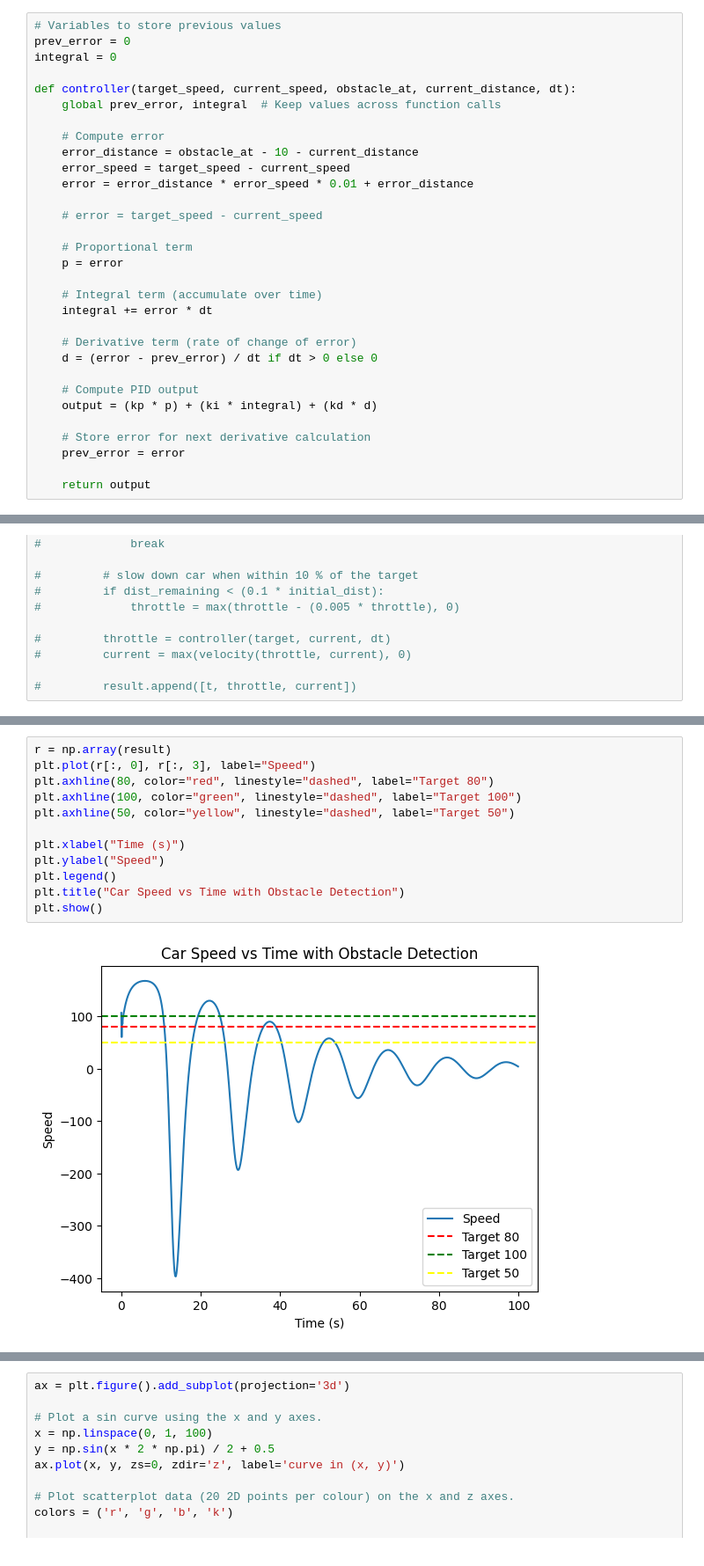
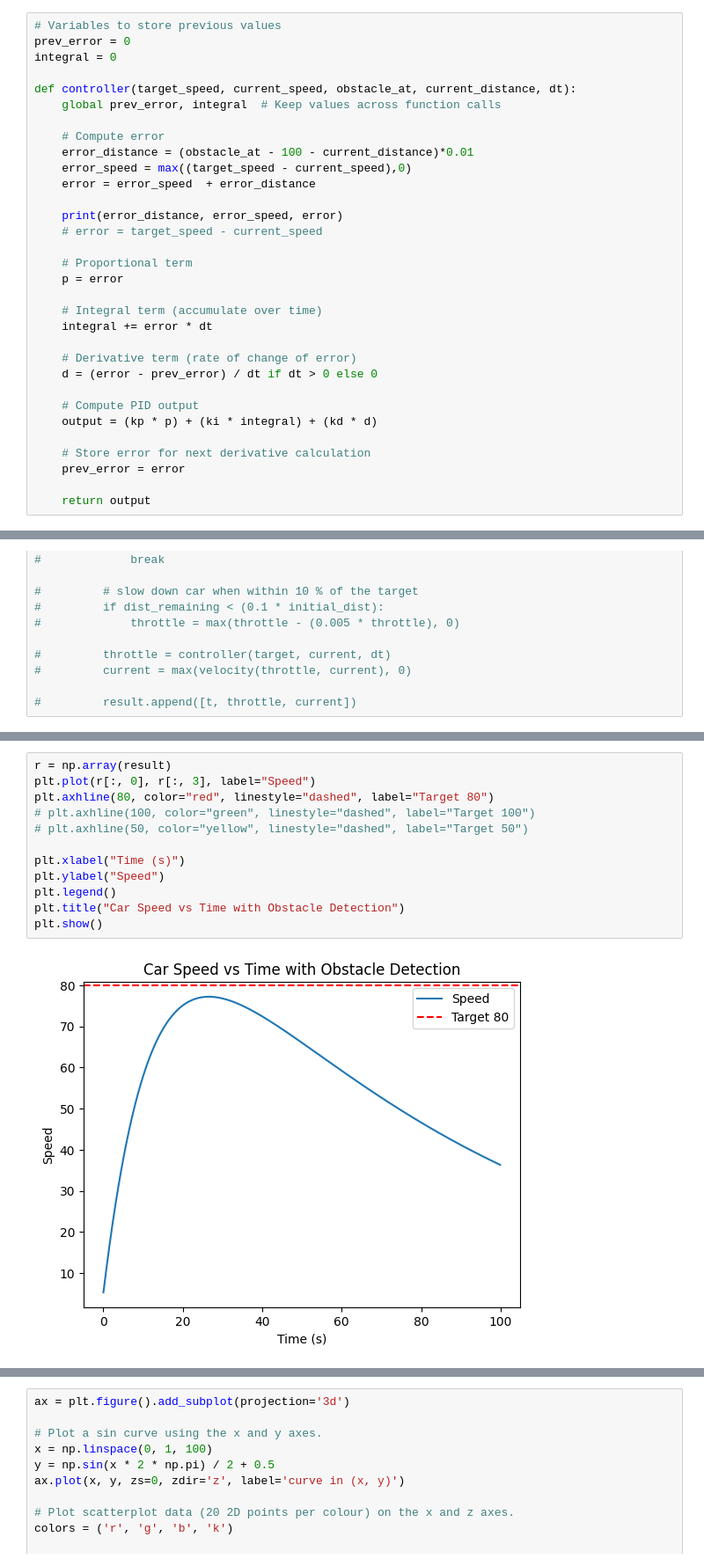
Before and after one commit to Ave04/Control-test, a Jupyter notebook: controltest-speed-obstacle.ipynb, the cells around one changed output, grey strips where cells are left out. Shown at 88% size. Cells and saved outputs as stored; diff of their text form.

Commit message:
simplified total error

```diff
--- a/controltest-speed-obstacle.ipynb
+++ b/controltest-speed-obstacle.ipynb
@@ -27,10 +27,11 @@ def controller(target_speed, current_speed, obstacle_at, current_distance, dt):
     global prev_error, integral  # Keep values across function calls
 
     # Compute error
-    error_distance = obstacle_at - 10 - current_distance
-    error_speed = target_speed - current_speed
-    error = error_distance * error_speed * 0.01 + error_distance
+    error_distance = (obstacle_at - 100 - current_distance)*0.01
+    error_speed = max((target_speed - current_speed),0)
+    error = error_speed  + error_distance
 
+    print(error_distance, error_speed, error)
     # error = target_speed - current_speed
 
     # Proportional term
@@ -96,17 +115,17 @@ for t in np.arange(0, 100, dt):
 # %%
 r = np.array(result)
 plt.plot(r[:, 0], r[:, 3], label="Speed")
 plt.axhline(80, color="red", linestyle="dashed", label="Target 80")
-plt.axhline(100, color="green", linestyle="dashed", label="Target 100")
-plt.axhline(50, color="yellow", linestyle="dashed", label="Target 50")
+# plt.axhline(100, color="green", linestyle="dashed", label="Target 100")
+# plt.axhline(50, color="yellow", linestyle="dashed", label="Target 50")
 
 plt.xlabel("Time (s)")
 plt.ylabel("Speed")
 plt.legend()
 plt.title("Car Speed vs Time with Obstacle Detection")
 plt.show()
 # %% [output]
-[figure, old version]
+[figure, new version]
 # %%
 r = np.array(result)
 plt.plot(r[:, 2], r[:, 3], label="Speed")
```
Also changed, not shown: parts of 3 cells of this notebook.
